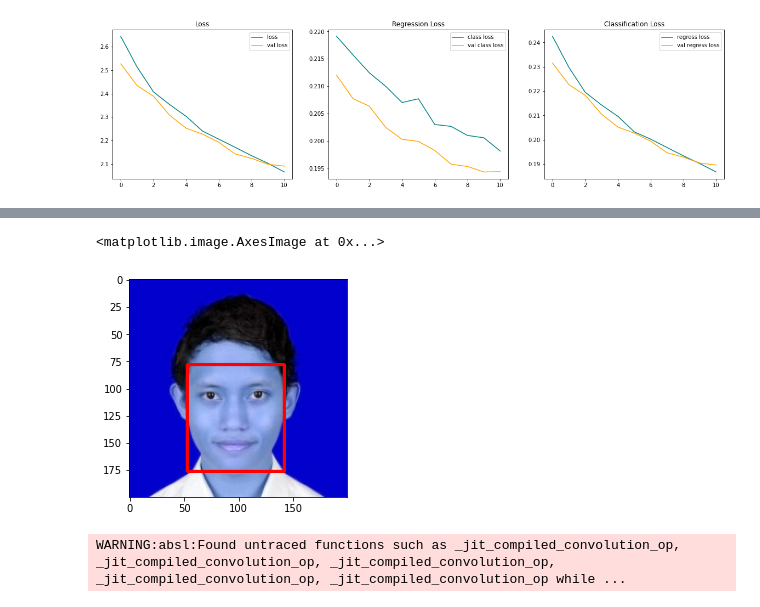
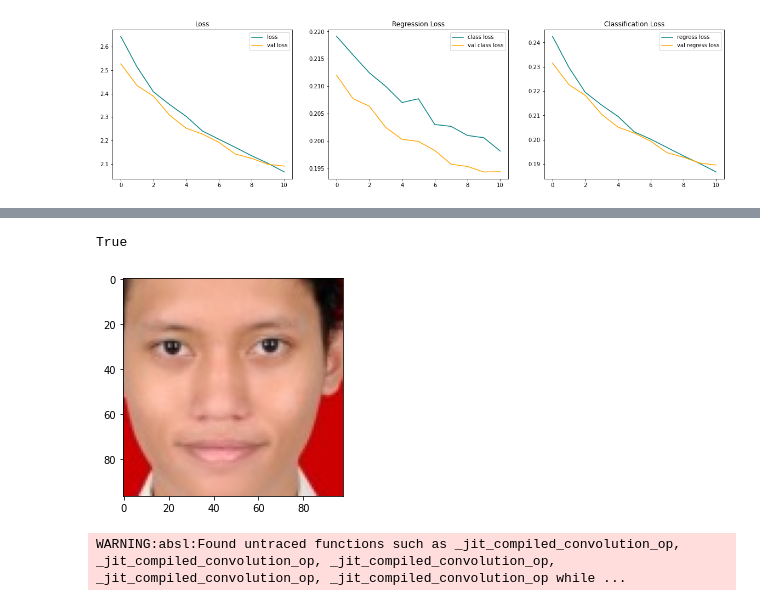
Before and after one commit to feratyusa/paras-capstone-bangkit-2022, a Jupyter notebook: ML/face_detection/face_detect.ipynb, the cells around one changed output, grey strips where cells are left out. Saved outputs shown, nothing was run; the diff lists cells and outputs as text; code cells hidden in the pictures.

```diff
--- a/ML/face_detection/face_detect.ipynb
+++ b/ML/face_detection/face_detect.ipynb
@@ -525,42 +512,15 @@ plt.imshow(image)
-# %%
-import cv2
-
-# path
-path = r'C:\\Users\\AcerNitro5\\Downloads\\1649249828951.jpg'
-#path = r'image_data/aug_data_face/validation/images/003211.jpg'
-
-# Reading an image in default mode
-image = cv2.imread(path)
-image = cv2.resize(image, (200, 200))
-
-# Window name in which image is displayed
-window_name = 'Image'
-
-# Start coordinate, here (5, 5)
-# represents the top left corner of rectangle
-#start_point = tuple(np.multiply(yhat2[1][0][:2], [200,200]).astype(int))
-start_point = tuple(np.multiply(yhat2[1][0][:2], [200,200]).astype(int))
-
-# Ending coordinate, here (220, 220)
-# represents the bottom right corner of rectangle
-#end_point = tuple(np.multiply(yhat2[1][0][2:], [200,200]).astype(int))
-end_point = tuple(np.multiply(yhat2[1][0][2:], [200,200]).astype(int))
-
-# Blue color in BGR
-color = (255, 0, 0)
-
-# Line thickness of 2 px
-thickness = 2
-
-# Using cv2.rectangle() method
-# Draw a rectangle with blue line borders of thickness of 2 px
-image = cv2.rectangle(image, start_point, end_point, color, thickness)
-
-# Displaying the image
-plt.imshow(image)
-# %% [output]
-<matplotlib.image.AxesImage at 0x...>
-[figure, removed]
+# %%
+path = r'C:\\Users\\AcerNitro5\\Downloads\\1649249828951.jpg'
+#path = r'image_data/aug_data_face/validation/images/003211.jpg'
+
+# Reading an image in default mode
+img = cv2.imread(path)
+img = cv2.resize(img, (200, 200))
+cropped_image = img[start_point[1]:end_point[1], start_point[0]:end_point[0]]
+cv2.imwrite('cropped2.jpg', cropped_image)
+# %% [output]
+True
+[figure, added]
 # %%
 model.save('model_v4')
 # %% [output]
```
Also changed, not shown: parts of 18 cells of this notebook, 1 other file.
